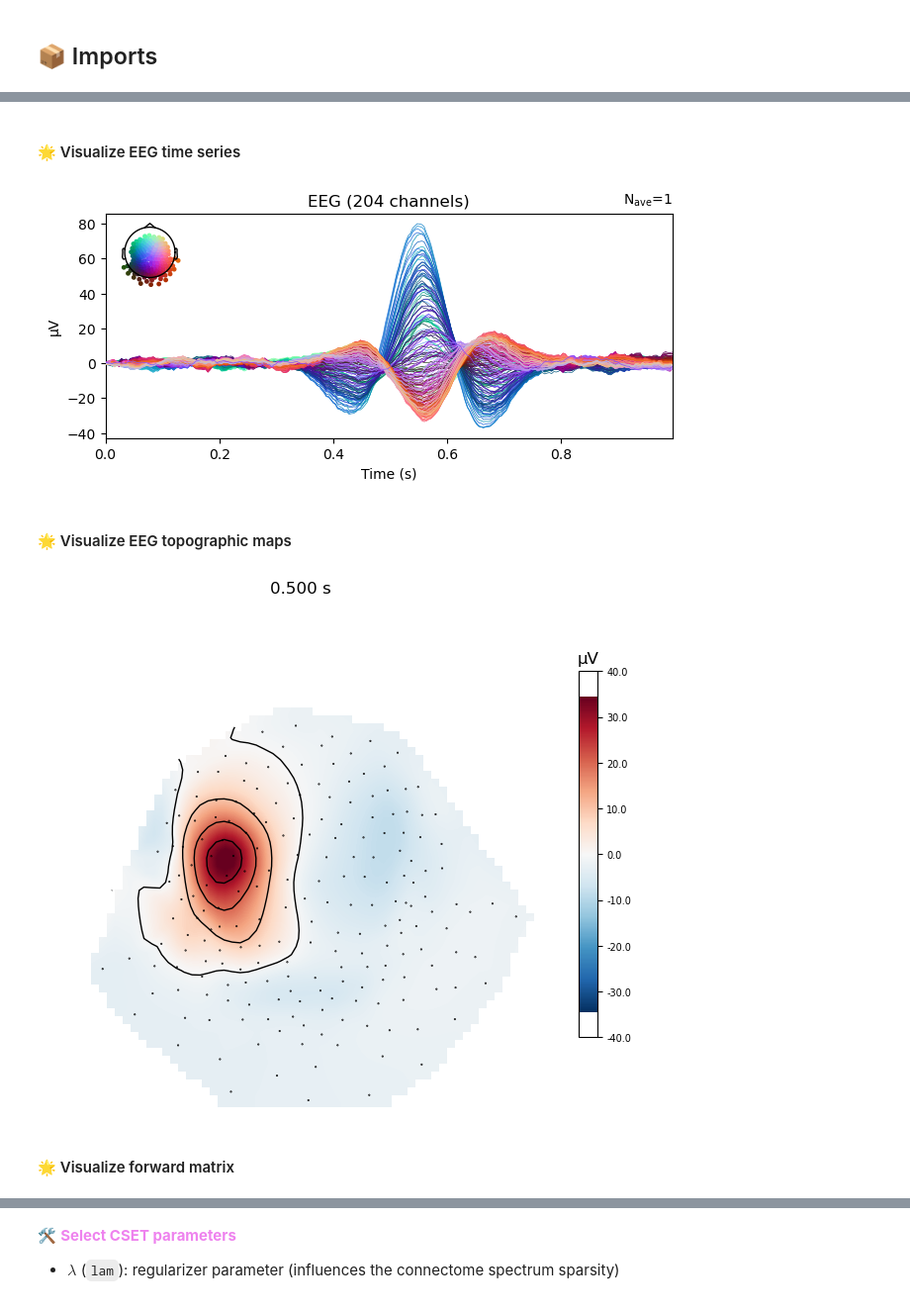
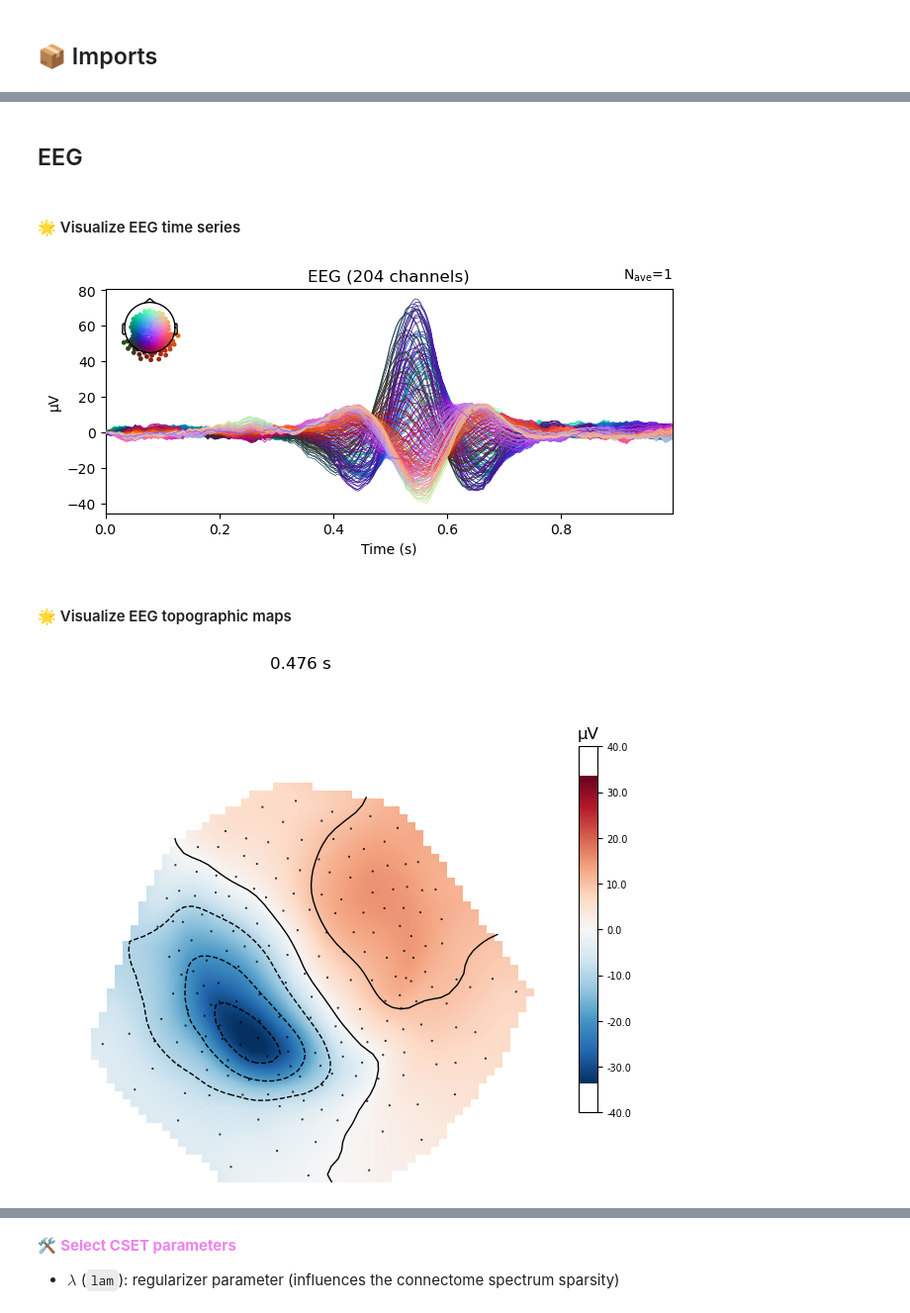
Before and after one commit to NinoHerve/mindmap, a Jupyter notebook: pipeline/4_inverse_CSET.ipynb, the cells around one changed output, grey strips where cells are left out. Shown at 99% size. Drawn from its saved outputs; the diff is of its cells as text; code cells hidden in the pictures.

```diff
--- a/pipeline/4_inverse_CSET.ipynb
+++ b/pipeline/4_inverse_CSET.ipynb
@@ -29,11 +37,12 @@ from pyxu.opt.solver import PGD
 # %%
 # configuration
-sub    = "vepcon_sub-10"
 config = mm.io.read_config("../configurations/simf.yml")
-sample = "sample6"
+sub    = config["SUBS"][0]
+sample = config["SAMP"][0]
 
 # data
 data = mm.io.read_dataset(sub, "fwd", "cst", "eeg_inv", "gt", sample=sample)
+#data["eeg_inv"] = data["eeg_bad"]       # Correct this stuff once finished with it
 
 # features
 fwd = mne.convert_forward_solution(data["fwd"], force_fixed=True, verbose="warning")
@@ -68,17 +81,17 @@ Widget(value='<iframe src="http://localhost:34261/index.html?ui=P_0x795513dd3ce0
 # %%
 mm.viz.plot_spectrum(data["cst"]@data["gt"].data[:,ht])
+# %% [markdown]
+## EEG
 # %% [markdown]
 #### 🌟 Visualize EEG time series
 # %%
 _ = data["eeg_inv"].plot()
 # %% [output]
-[figure, old version]
+[figure, new version]
 # %% [markdown]
 #### 🌟 Visualize EEG topographic maps
 # %%
-times = [0.5]
+times = [0.476]
 _ = data["eeg_inv"].plot_topomap(times=times, size=4, extrapolate="local", outlines=None)
 # %% [output]
-[figure, old version]
+[figure, new version]
-# %% [markdown]
-#### 🌟 Visualize forward matrix
```
Also changed, not shown: parts of 43 cells of this notebook, 33 other files.
